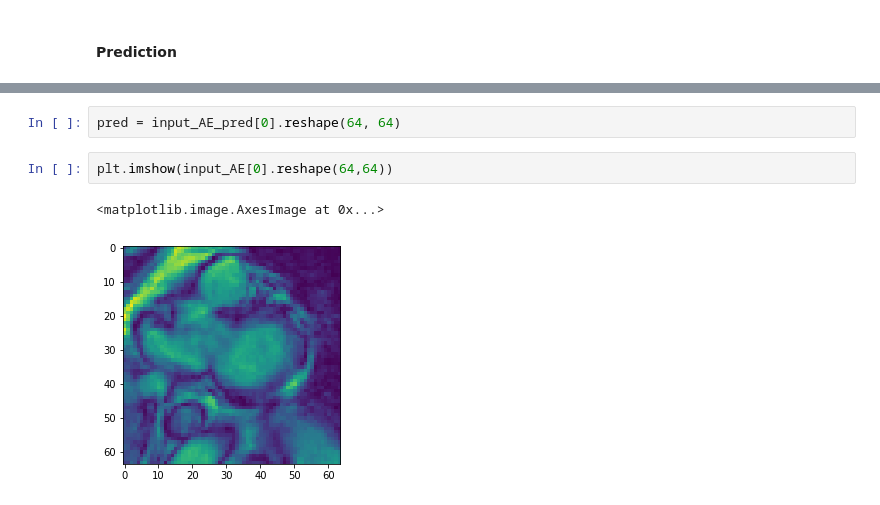
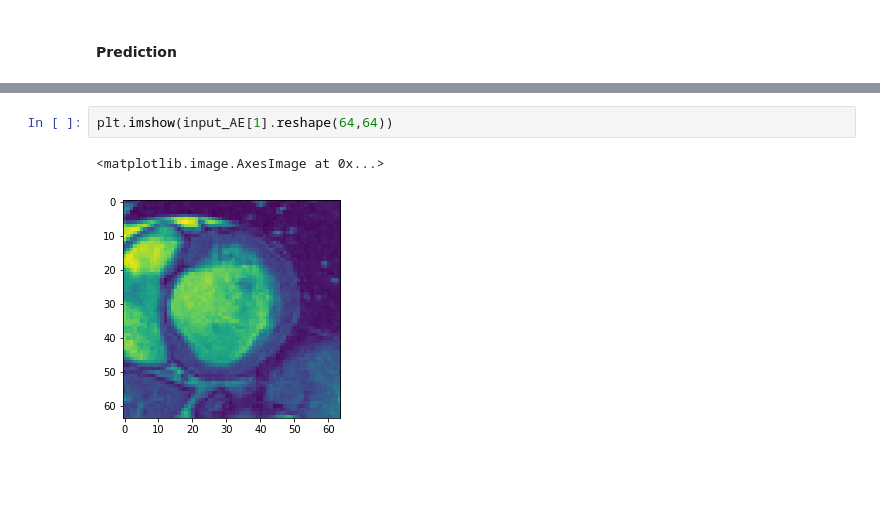
Before and after one commit to alexattia/Medical-Image-Analysis, a Jupyter notebook: Stacked Auto Encoder.ipynb, the cells around one changed output, grey strips where cells are left out. Cells and saved outputs as stored; diff of their text form; blank space fills up the shorter version.

```diff
--- a/Stacked Auto Encoder.ipynb
+++ b/Stacked Auto Encoder.ipynb
@@ -127,7 +239,5 @@ input_AE_pred = model.predict(input_AE)
 # %%
-pred = input_AE_pred[0].reshape(64, 64)
+plt.imshow(input_AE[1].reshape(64,64))
+# %% [output]
+<matplotlib.image.AxesImage at 0x...>
+[figure, added]
-# %%
-plt.imshow(input_AE[0].reshape(64,64))
-# %% [output]
-<matplotlib.image.AxesImage at 0x...>
-[figure, removed]
```
Also changed, not shown: parts of 45 cells of this notebook.
